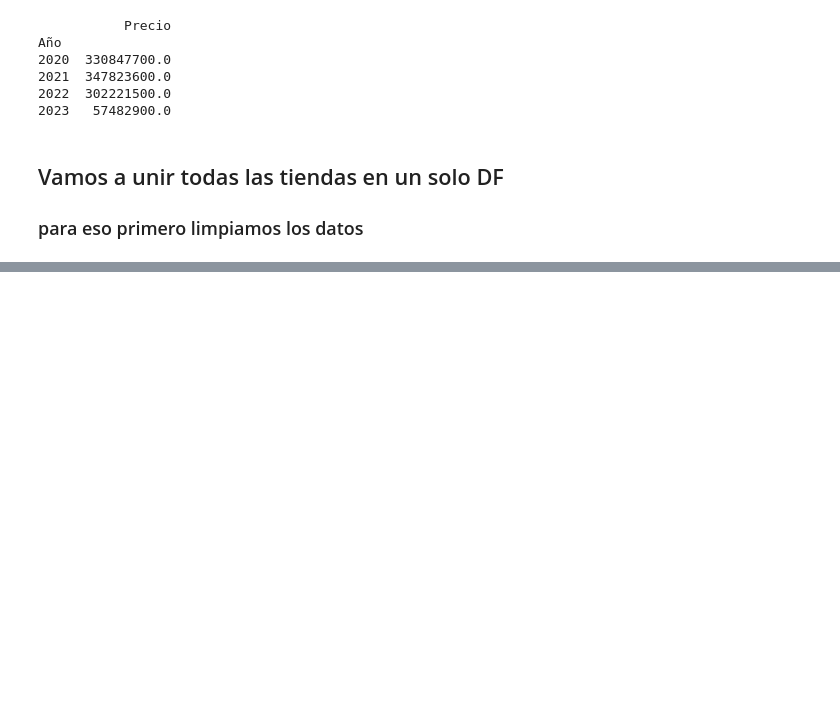
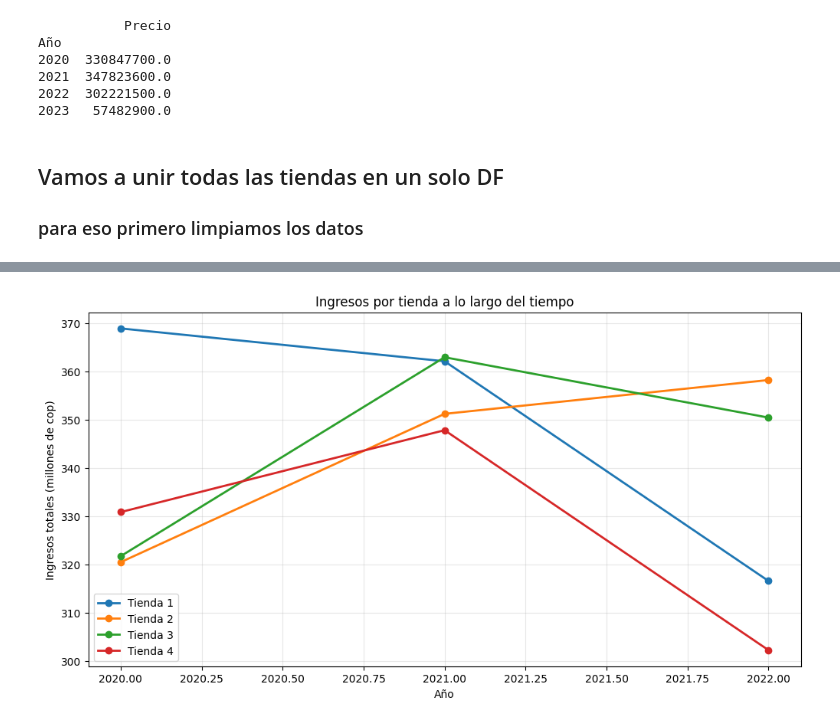
Before and after one commit to RientArlCroud/challenge2-an-lisis-de-datos, a Jupyter notebook: AluraStoreLatam.ipynb, the cells around one changed output, grey strips where cells are left out. Saved outputs shown, nothing was run; the diff lists cells and outputs as text; code cells hidden in the pictures; blank space fills up the shorter version.

```diff
--- a/AluraStoreLatam.ipynb
+++ b/AluraStoreLatam.ipynb
@@ -367,0 +394,3 @@ ventas_tiendas
+# %%
+ventas_millones = ventas_tiendas / 1000000
+ventas_millones
@@ -367,0 +403,23 @@ ventas_tiendas
+# %%
+plt.figure(figsize=(12,6))
+
+for tienda in ventas_tiendas.columns:
+  plt.plot(
+      ventas_tiendas.index,
+      ventas_millones[tienda],
+      marker='o',
+      linewidth=2,
+      label=tienda
+  )
+
+
+
+plt.title('Ingresos por tienda a lo largo del tiempo')
+plt.xlabel('Año')
+plt.ylabel('Ingresos totales (millones de cop)')
+plt.legend()
+plt.grid(alpha=0.3)
+plt.ticklabel_format(style='plain', axis='y')
+plt.show()
+# %% [output]
+[figure, added]
```
Also changed, not shown: parts of 4 cells of this notebook.
